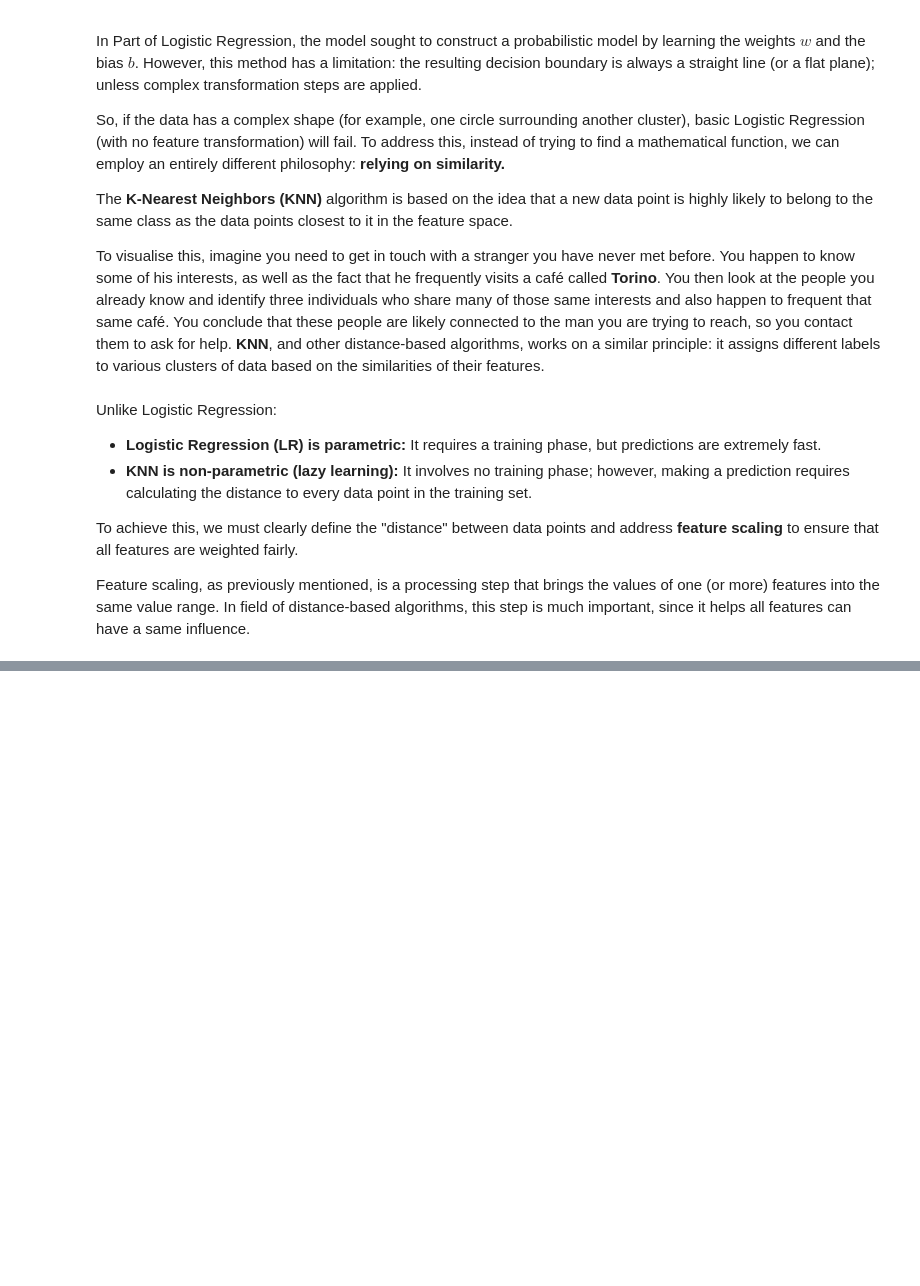
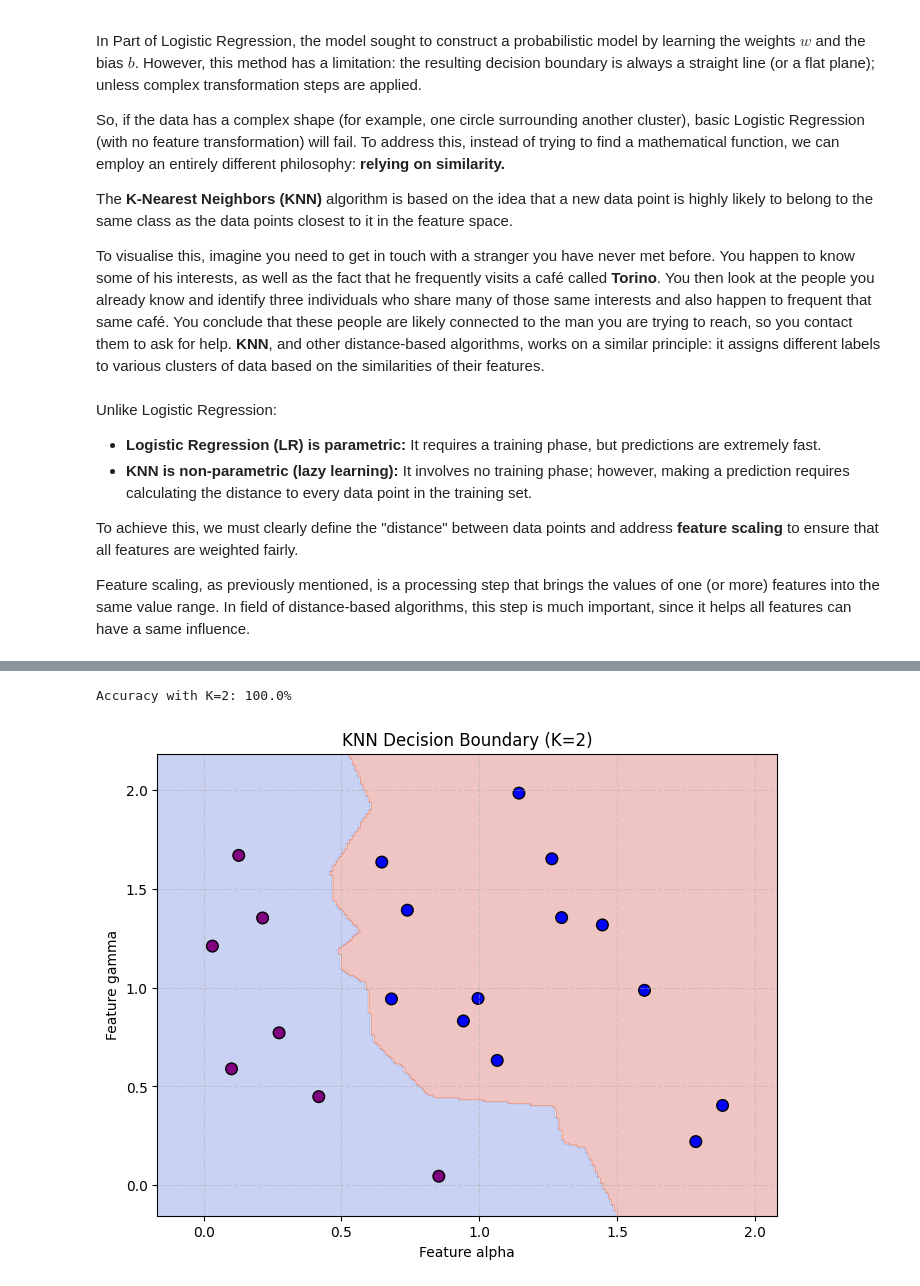
Before and after one commit to vennfungus/basic-ml, a Jupyter notebook: classification.ipynb, the cells around one changed output, grey strips where cells are left out. Drawn from its saved outputs; the diff is of its cells as text; code cells hidden in the pictures; blank space fills up the shorter version.

```diff
--- a/classification.ipynb
+++ b/classification.ipynb
@@ -263,0 +274,32 @@ ImportError: cannot import name 'log_sample' from 'src.logistic' (d:\VennJr\how-
+# %%
+from sklearn.neighbors import KNeighborsClassifier
+
+k = 2
+knn = KNeighborsClassifier(n_neighbors=k)
+knn.fit(X_nn, y_nn)
+y_pred = knn.predict(X_nn)
+accuracy = np.mean(y_pred == y_nn)
+print(f"Accuracy with K={k}: {accuracy * 100:.1f}%")
+
+x_min, x_max = X_nn[:, 0].min() - 0.2, X_nn[:, 0].max() + 0.2
+y_min, y_max = X_nn[:, 1].min() - 0.2, X_nn[:, 1].max() + 0.2
+xx, yy = np.meshgrid(np.arange(x_min, x_max, 0.01),
+                     np.arange(y_min, y_max, 0.01))
+
+Z = knn.predict(np.c_[xx.ravel(), yy.ravel()])
+Z = Z.reshape(xx.shape)
+plt.figure(figsize=(8, 6))
+# Decision Region
+plt.contourf(xx, yy, Z, alpha=0.3, cmap='coolwarm')
+colors = np.where(y_nn == 1, 'blue', 'purple')
+plt.scatter(X_nn[:, 0], X_nn[:, 1],
+            c=colors, edgecolors='k', s=70)
+
+plt.title(f"KNN Decision Boundary (K={k})")
+plt.xlabel("Feature alpha")
+plt.ylabel("Feature gamma")
+plt.grid(True, linestyle="--", alpha=0.5)
+plt.show()
+# %% [output]
+Accuracy with K=2: 100.0%
+[figure, added]
```
Also changed, not shown: parts of 2 cells of this notebook, 1 other file.
